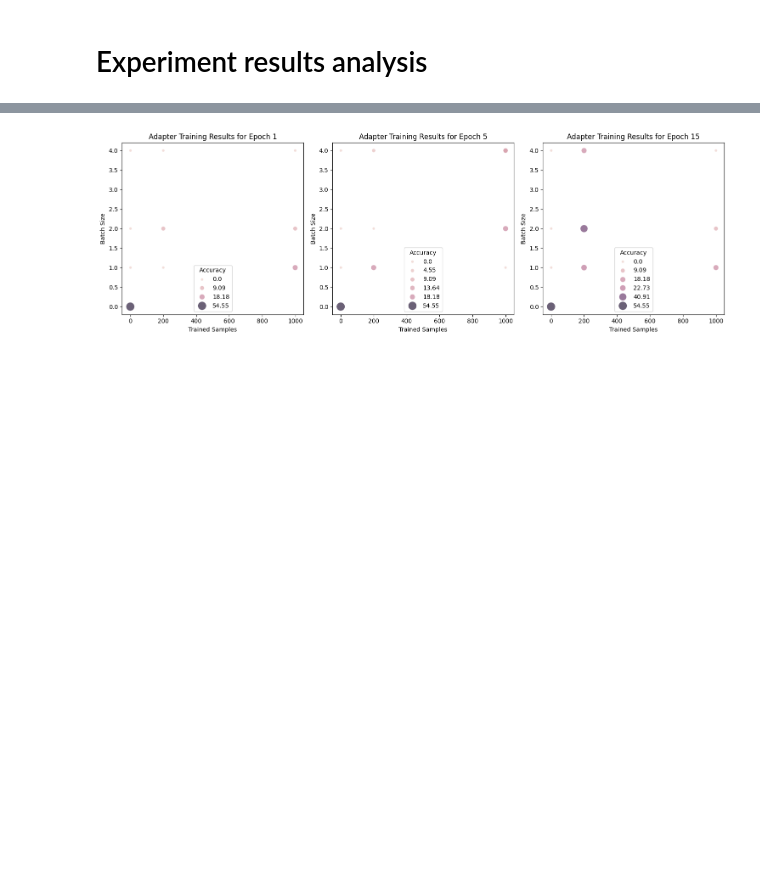
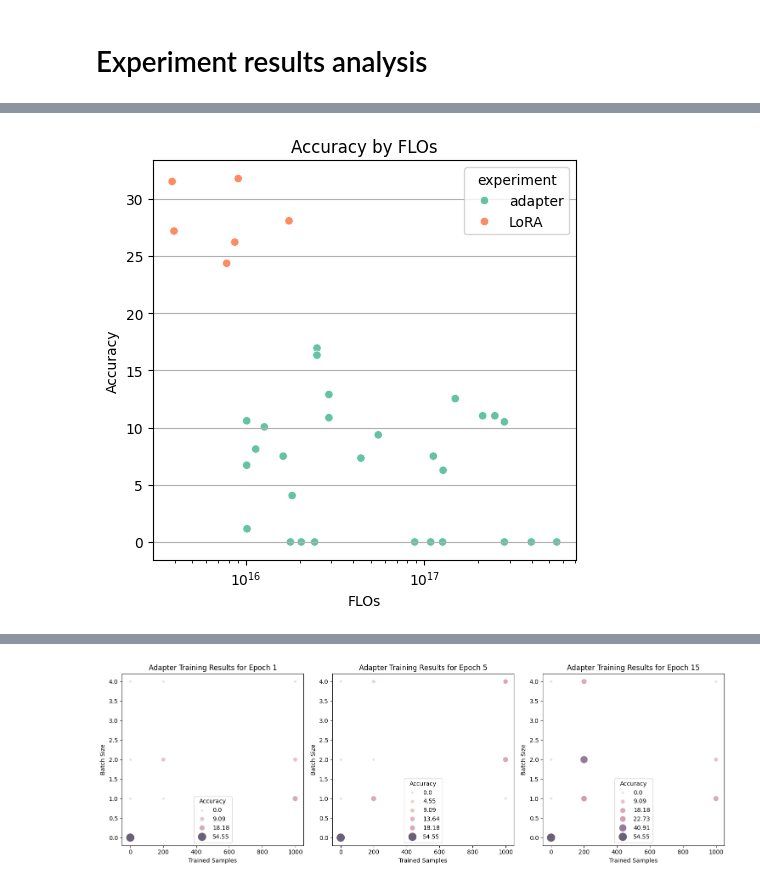
Before and after one commit to EmpiriNLP/FrugalML, a Jupyter notebook: notebook.ipynb, the cells around one changed output, grey strips where cells are left out. Saved outputs shown, nothing was run; the diff lists cells and outputs as text; code cells hidden in the pictures; blank space fills up the shorter version.

```diff
--- a/notebook.ipynb
+++ b/notebook.ipynb
@@ -250,0 +402,34 @@ display(df[["experiment", "trained_samples", "epochs", "batch_size", "accuracy"]
+# %%
+# Plot accuracy against flos
+experiments_df = df[df["experiment"] == "adapter"]
+
+extra_experiments_df = experiments_df.copy()
+
+accuracy_b1 = [27.18, 31.51, 24.36]
+flop_b1_epoch = [3955595402013639,  7816036752517956, 11665234227612228]
+accuracy_b2 = [26.21, 31.77, 28.07]
+flop_b2_epoch = [8667043722857328, 17722287754259724, 26486072898851250]
+
+prev = 0
+for accuracy, flos in zip(accuracy_b1, flop_b1_epoch):
+    flos = flos - prev
+    prev = flos
+    extra_experiments_df = pd.concat([extra_experiments_df, pd.DataFrame({"accuracy": accuracy, "flos": flos, "experiment": "LoRA"}, index=[0])], ignore_index=True)
+prev = 0
+for accuracy, flos in zip(accuracy_b2, flop_b2_epoch):
+    flos = flos - prev
+    prev = flos
+    extra_experiments_df = pd.concat([extra_experiments_df, pd.DataFrame({"accuracy": accuracy, "flos": flos, "experiment": "LoRA"}, index=[0])], ignore_index=True)
+
+plt.figure(figsize=(5, 5))
+sns.scatterplot(x="flos", y="accuracy", data=extra_experiments_df, palette="Set2", hue="experiment")
+plt.title("Accuracy by FLOs")
+plt.xlabel("FLOs")
+plt.ylabel("Accuracy")
+plt.xscale('log')
+plt.grid(axis='y')
+plt.tight_layout()
+plt.savefig("imgs/accuracy_by_flos.png")
+plt.show()
+# %% [output]
+[figure, added]
```
Also changed, not shown: parts of 10 cells of this notebook, 12 other files.
